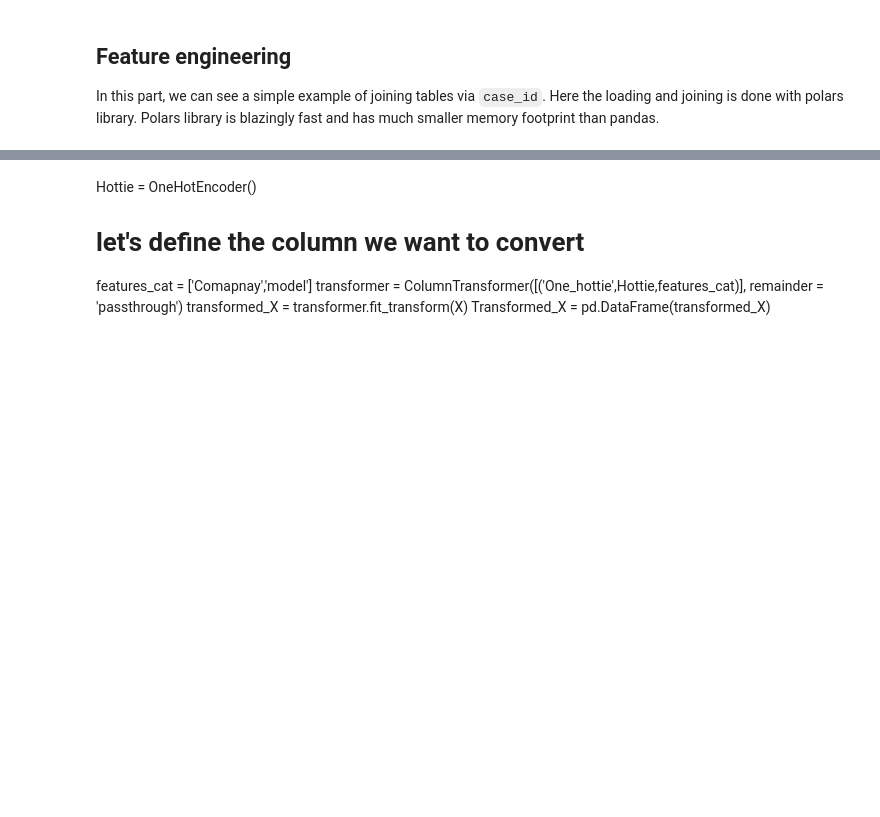
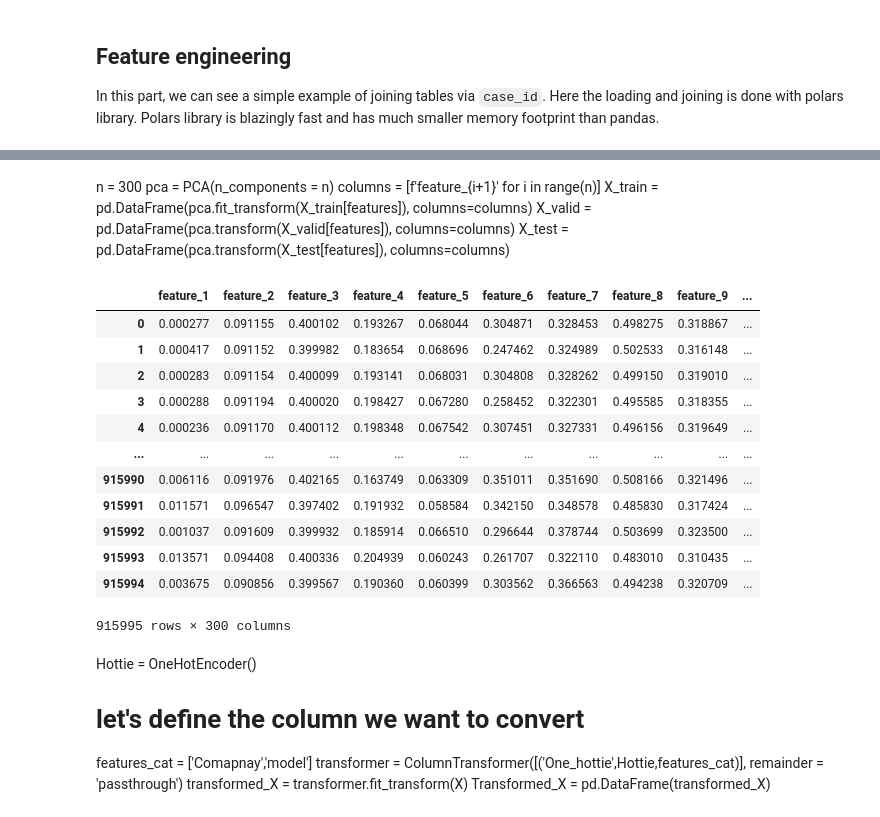
Before and after one commit to yutowac/DataScience, a Jupyter notebook: Home Credit -202404/1st-home-credit-2024-starter-notebook.ipynb, the cells around one changed output, grey strips where cells are left out. Cells and saved outputs as stored; diff of their text form; code cells hidden in the pictures; blank space fills up the shorter version.

```diff
--- a/Home Credit -202404/1st-home-credit-2024-starter-notebook.ipynb
+++ b/Home Credit -202404/1st-home-credit-2024-starter-notebook.ipynb
@@ -212,13 +287,33 @@ X_train.duplicated().sum()
 # y_valid = y_valid.drop(index = idx)
 # %%
 features = X_train.columns
+# %% [markdown]
+n = 300
+pca = PCA(n_components = n)
+columns = [f'feature_{i+1}' for i in range(n)]
+X_train = pd.DataFrame(pca.fit_transform(X_train[features]), columns=columns)
+X_valid = pd.DataFrame(pca.transform(X_valid[features]), columns=columns)
+X_test = pd.DataFrame(pca.transform(X_test[features]), columns=columns)
 # %%
-n = 500
-pca = PCA(n_components = n)
-columns = [f'feature_{i+1}' for i in range(n)]
-X_train = pd.DataFrame(pca.fit_transform(X_train[features]), columns=columns)
-X_valid = pd.DataFrame(pca.transform(X_valid[features]), columns=columns)
-X_test = pd.DataFrame(pca.transform(X_test[features]), columns=columns)
+scaler = MinMaxScaler()
+X_train = pd.DataFrame(scaler.fit_transform(X_train), columns=columns)
+X_valid = pd.DataFrame(scaler.transform(X_valid), columns=columns)
+X_test = pd.DataFrame(scaler.transform(X_test), columns=columns)
+X_train
+# %% [output]
+|  | feature_1 | feature_2 | feature_3 | feature_4 | feature_5 | feature_6 | feature_7 | feature_8 | feature_9 | ... |
+| 0 | 0.000277 | 0.091155 | 0.400102 | 0.193267 | 0.068044 | 0.304871 | 0.328453 | 0.498275 | 0.318867 | ... |
+| 1 | 0.000417 | 0.091152 | 0.399982 | 0.183654 | 0.068696 | 0.247462 | 0.324989 | 0.502533 | 0.316148 | ... |
+| 2 | 0.000283 | 0.091154 | 0.400099 | 0.193141 | 0.068031 | 0.304808 | 0.328262 | 0.499150 | 0.319010 | ... |
+| 3 | 0.000288 | 0.091194 | 0.400020 | 0.198427 | 0.067280 | 0.258452 | 0.322301 | 0.495585 | 0.318355 | ... |
+| 4 | 0.000236 | 0.091170 | 0.400112 | 0.198348 | 0.067542 | 0.307451 | 0.327331 | 0.496156 | 0.319649 | ... |
+| ... | ... | ... | ... | ... | ... | ... | ... | ... | ... | ... |
+| 915990 | 0.006116 | 0.091976 | 0.402165 | 0.163749 | 0.063309 | 0.351011 | 0.351690 | 0.508166 | 0.321496 | ... |
+| 915991 | 0.011571 | 0.096547 | 0.397402 | 0.191932 | 0.058584 | 0.342150 | 0.348578 | 0.485830 | 0.317424 | ... |
+| 915992 | 0.001037 | 0.091609 | 0.399932 | 0.185914 | 0.066510 | 0.296644 | 0.378744 | 0.503699 | 0.323500 | ... |
+| 915993 | 0.013571 | 0.094408 | 0.400336 | 0.204939 | 0.060243 | 0.261707 | 0.322110 | 0.483010 | 0.310435 | ... |
+| 915994 | 0.003675 | 0.090856 | 0.399567 | 0.190360 | 0.060399 | 0.303562 | 0.366563 | 0.494238 | 0.320709 | ... |
+915995 rows × 300 columns
 # %% [markdown]
 Hottie = OneHotEncoder()
 # let's define the column we want to convert
```
Also changed, not shown: parts of 11 cells of this notebook.
